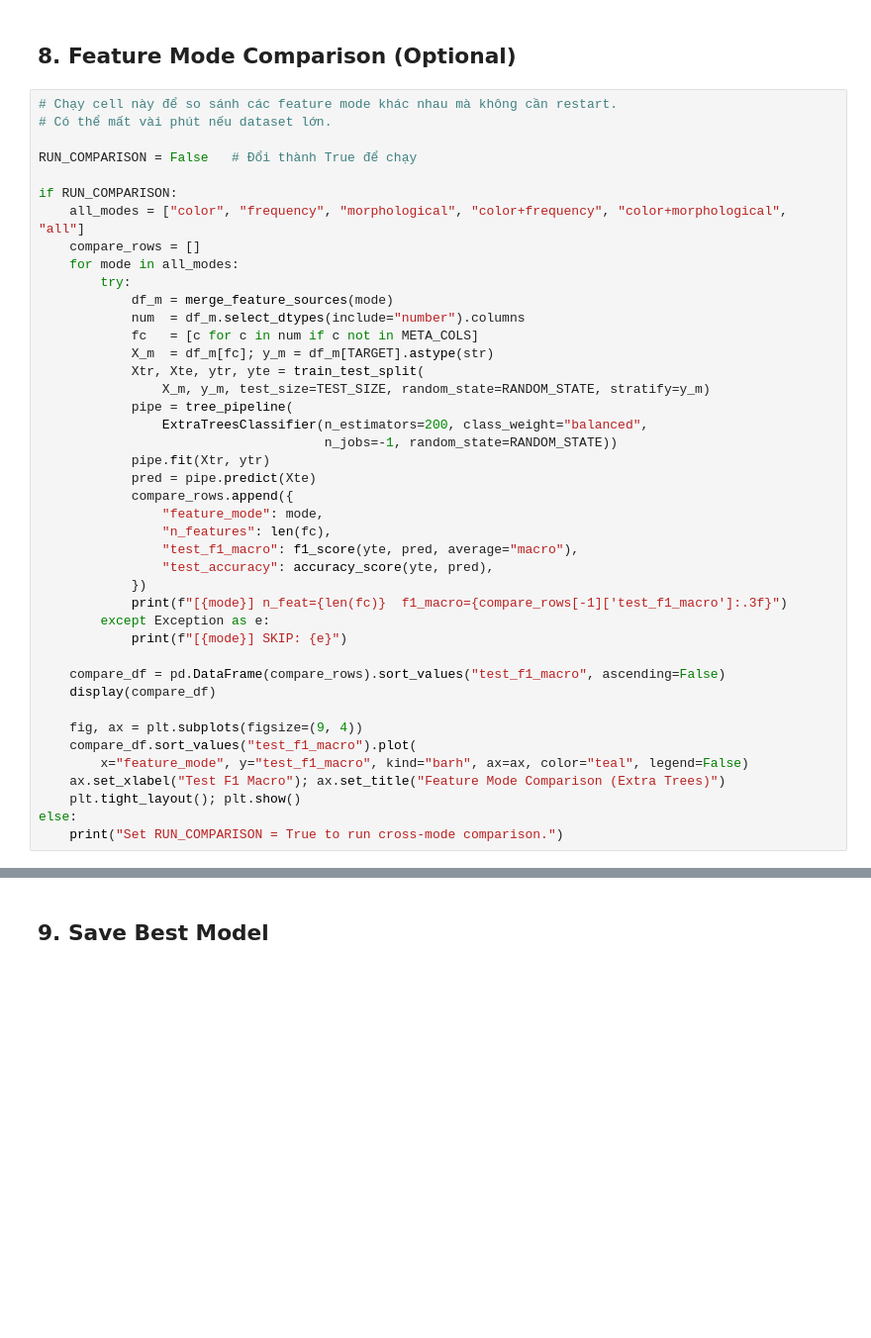
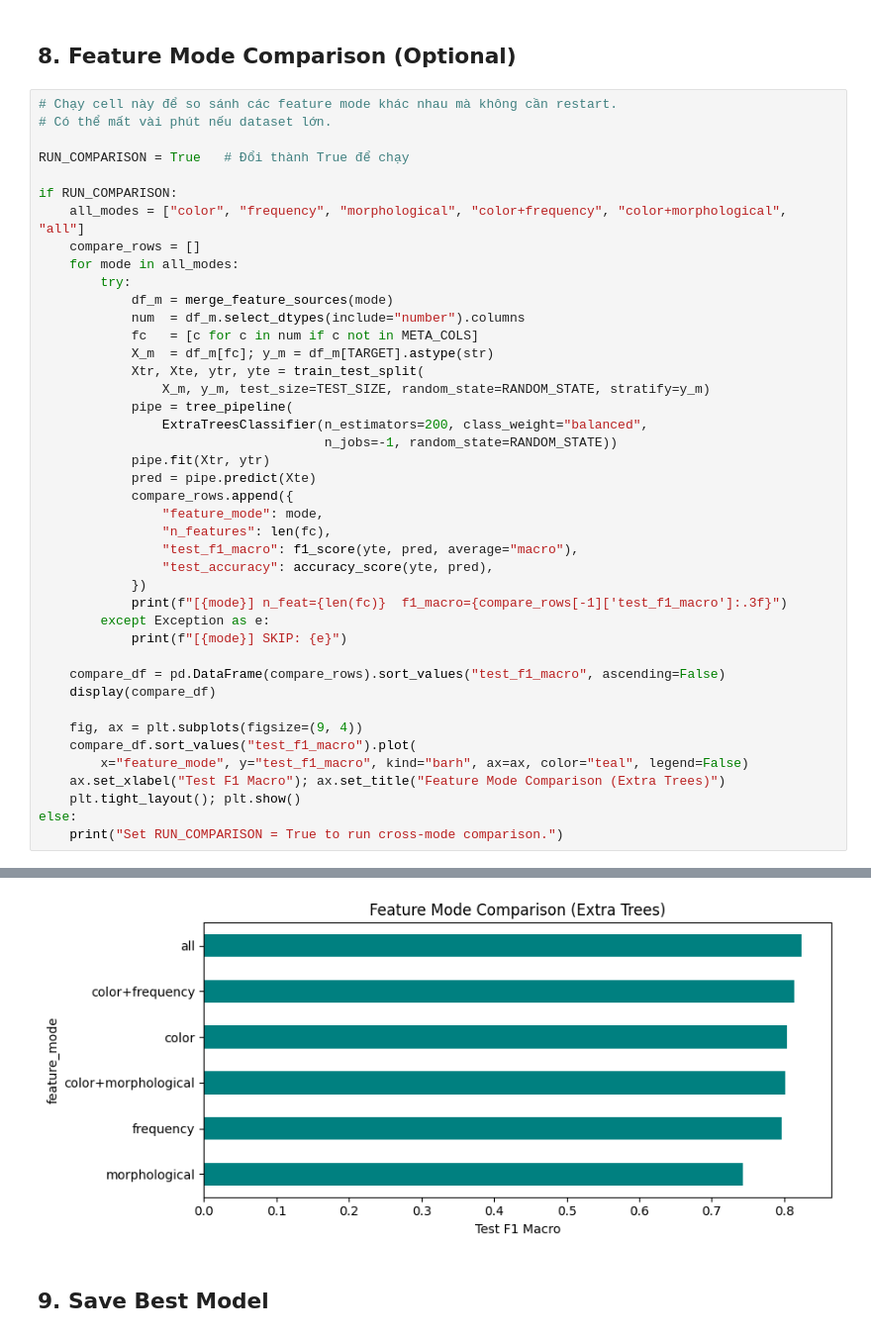
Before and after one commit to BXXOYOUNG/Blood-group-detection-using-image-processing-dataset, a Jupyter notebook: 03_classification_model_training_updated.ipynb, the cells around one changed output, grey strips where cells are left out. Shown at 99% size. Cells and saved outputs as stored; diff of their text form; blank space fills up the shorter version.

```diff
--- a/03_classification_model_training_updated.ipynb
+++ b/03_classification_model_training_updated.ipynb
@@ -370,7 +402,7 @@ rbf_svm does not support feature_importances_.
 # Chạy cell này để so sánh các feature mode khác nhau mà không cần restart.
 # Có thể mất vài phút nếu dataset lớn.
 
-RUN_COMPARISON = False   # Đổi thành True để chạy
+RUN_COMPARISON = True   # Đổi thành True để chạy
 
 if RUN_COMPARISON:
     all_modes = ["color", "frequency", "morphological", "color+frequency", "color+morphological", "all"]
@@ -413,3 +467,4 @@ Set RUN_COMPARISON = True to run cross-mode comparison.
+[figure, added]
 # %% [markdown]
 ## 9. Save Best Model
 # %%
```
Also changed, not shown: parts of 10 cells of this notebook.
